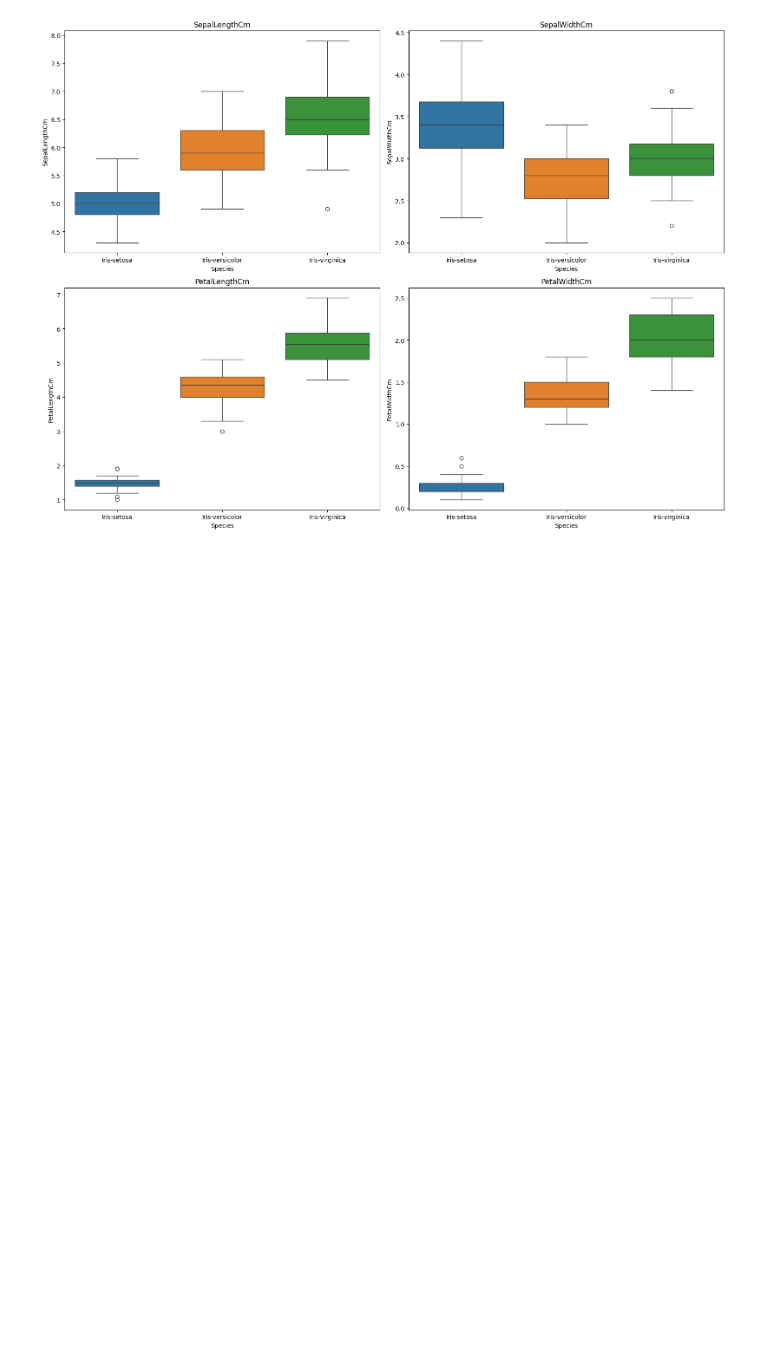
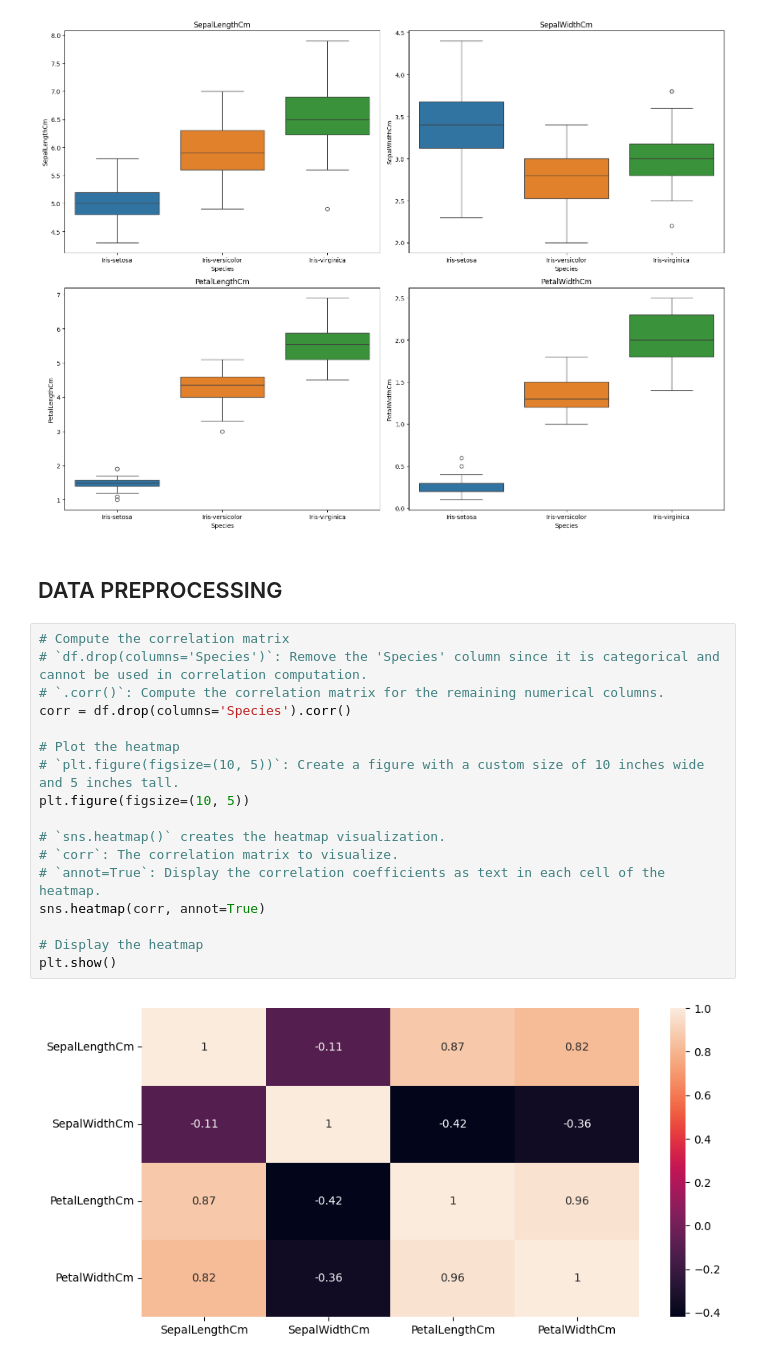
Before and after one commit to Hansil-Chapadiya/DataScience_MachineLearning, a Jupyter notebook: DSAndML/Jupyternotebook/IrisAnalysis.ipynb, the cells around one changed output. Cells and saved outputs as stored; diff of their text form; blank space fills up the shorter version.

Commit message:
data Preprossing finished

```diff
--- a/DSAndML/Jupyternotebook/IrisAnalysis.ipynb
+++ b/DSAndML/Jupyternotebook/IrisAnalysis.ipynb
@@ -240,3 +240,24 @@ plt.tight_layout()
 plt.show()
 # %% [output]
 [figure]
+# %% [markdown]
+## DATA PREPROCESSING
+# %%
+# Compute the correlation matrix
+# `df.drop(columns='Species')`: Remove the 'Species' column since it is categorical and cannot be used in correlation computation.
+# `.corr()`: Compute the correlation matrix for the remaining numerical columns.
+corr = df.drop(columns='Species').corr()
+
+# Plot the heatmap
+# `plt.figure(figsize=(10, 5))`: Create a figure with a custom size of 10 inches wide and 5 inches tall.
+plt.figure(figsize=(10, 5))
+
+# `sns.heatmap()` creates the heatmap visualization.
+# `corr`: The correlation matrix to visualize.
+# `annot=True`: Display the correlation coefficients as text in each cell of the heatmap.
+sns.heatmap(corr, annot=True)
+
+# Display the heatmap
+plt.show()
+# %% [output]
+[figure, added]
```
Also changed, not shown: parts of 1 cell of this notebook.
